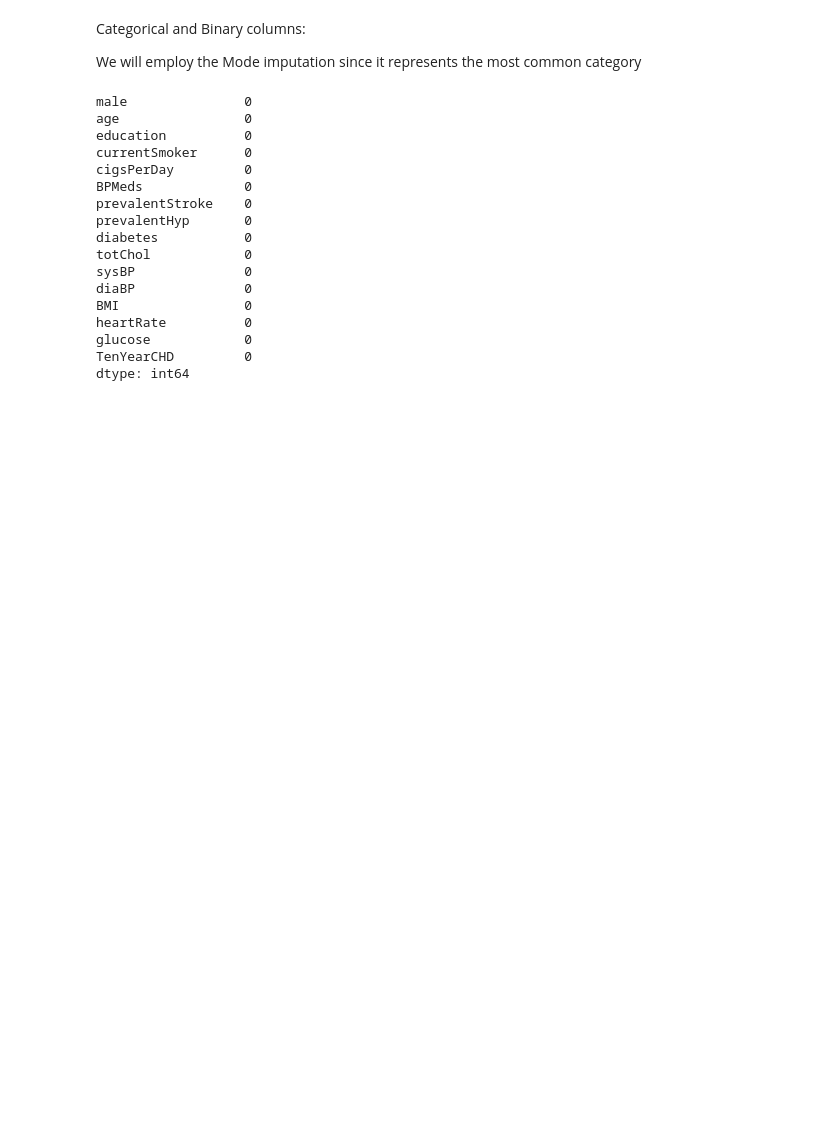
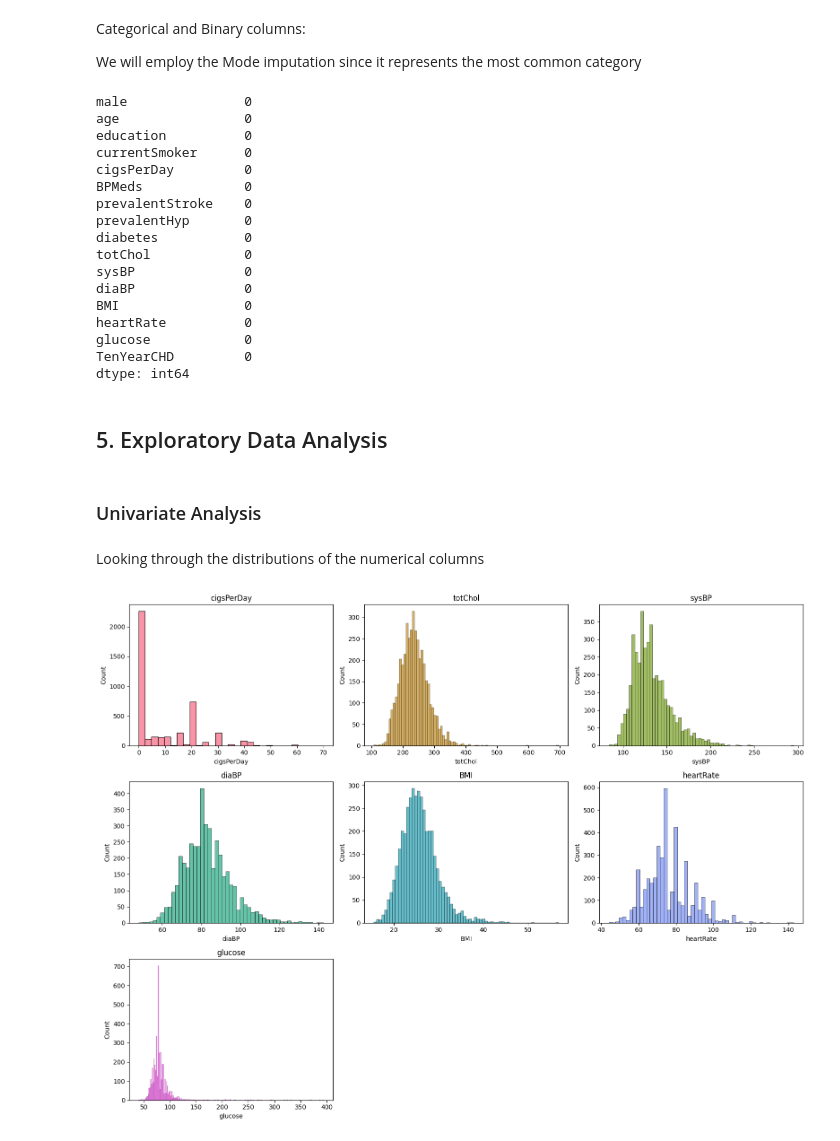
Before and after one commit to JoshuaPaul-lasisi/Health-Risk-Assessment, a Jupyter notebook: notebook.ipynb, the cells around one changed output. Saved outputs shown, nothing was run; the diff lists cells and outputs as text; code cells hidden in the pictures; blank space fills up the shorter version.

```diff
--- a/notebook.ipynb
+++ b/notebook.ipynb
@@ -151,3 +160,39 @@ heartRate          0
 glucose            0
 TenYearCHD         0
 dtype: int64
+# %% [markdown]
+## 5. Exploratory Data Analysis
+# %% [markdown]
+### Univariate Analysis
+# %% [markdown]
+Looking through the distributions of the numerical columns
+# %%
+# Select numerical columns from the DataFrame
+numerical_columns = health.drop(columns=['education', 'BPMeds']).select_dtypes(include=['float64']).columns
+
+# Set the number of histograms per row
+n_cols = 3
+n_rows = -(-len(numerical_columns) // n_cols)  # This ensures enough rows for all columns
+
+# Create the subplots
+fig, axes = plt.subplots(n_rows, n_cols, figsize=(16, 4 * n_rows))
+
+# Flatten the axes array for easy iteration (necessary when n_rows or n_cols is 1)
+axes = axes.flatten()
+
+# Define a color palette
+colors = sns.color_palette("husl", len(numerical_columns))
+
+# Loop over each numerical column and create a histogram
+for i, col in enumerate(numerical_columns):
+    sns.histplot(health[col], ax=axes[i], color=colors[i])
+    axes[i].set_title(col)
+
+# Remove any empty subplots (in case the number of numerical columns is not a multiple of n_cols)
+for j in range(i+1, len(axes)):
+    fig.delaxes(axes[j])
+
+plt.tight_layout()
+plt.show()
+# %% [output]
+[figure, added]
```
Also changed, not shown: parts of 18 cells of this notebook.
